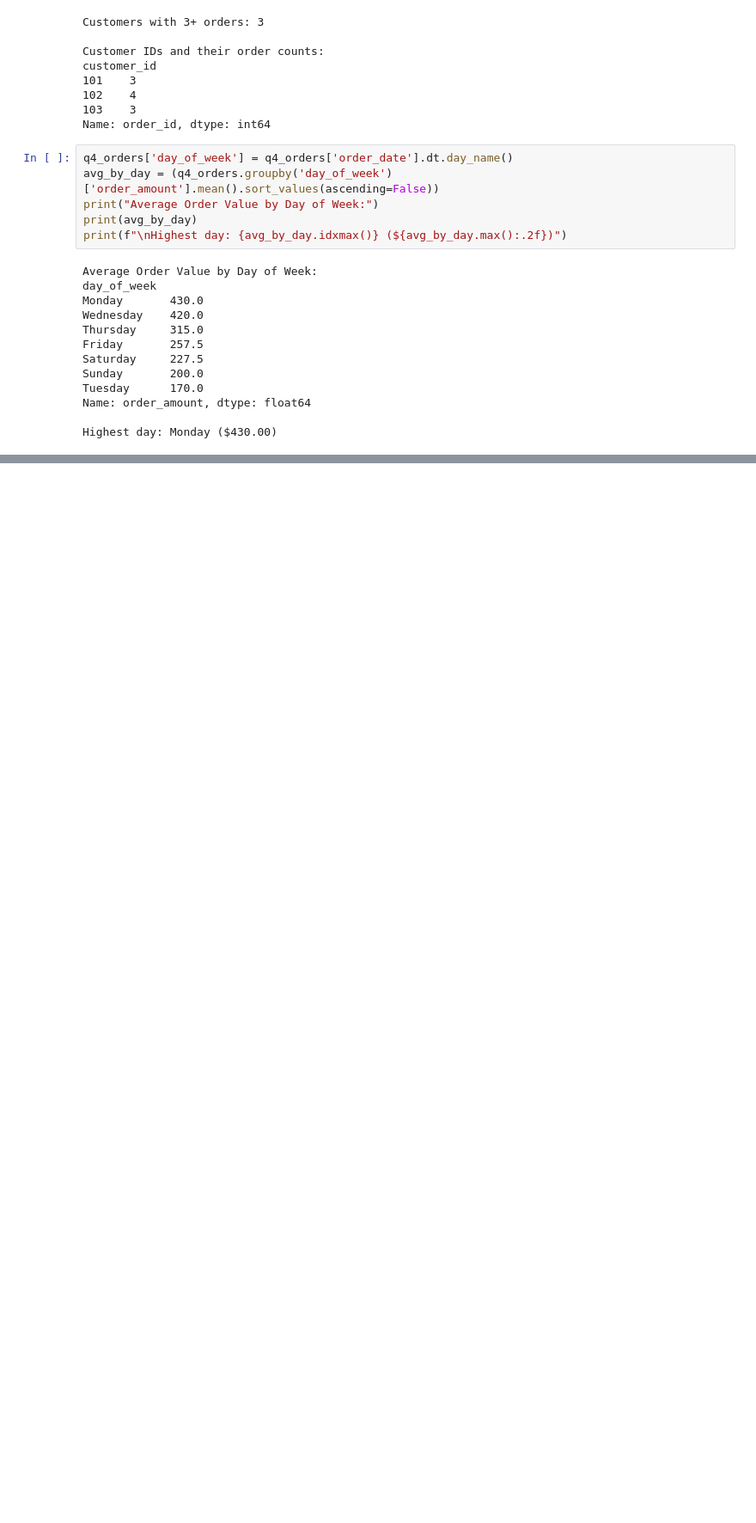
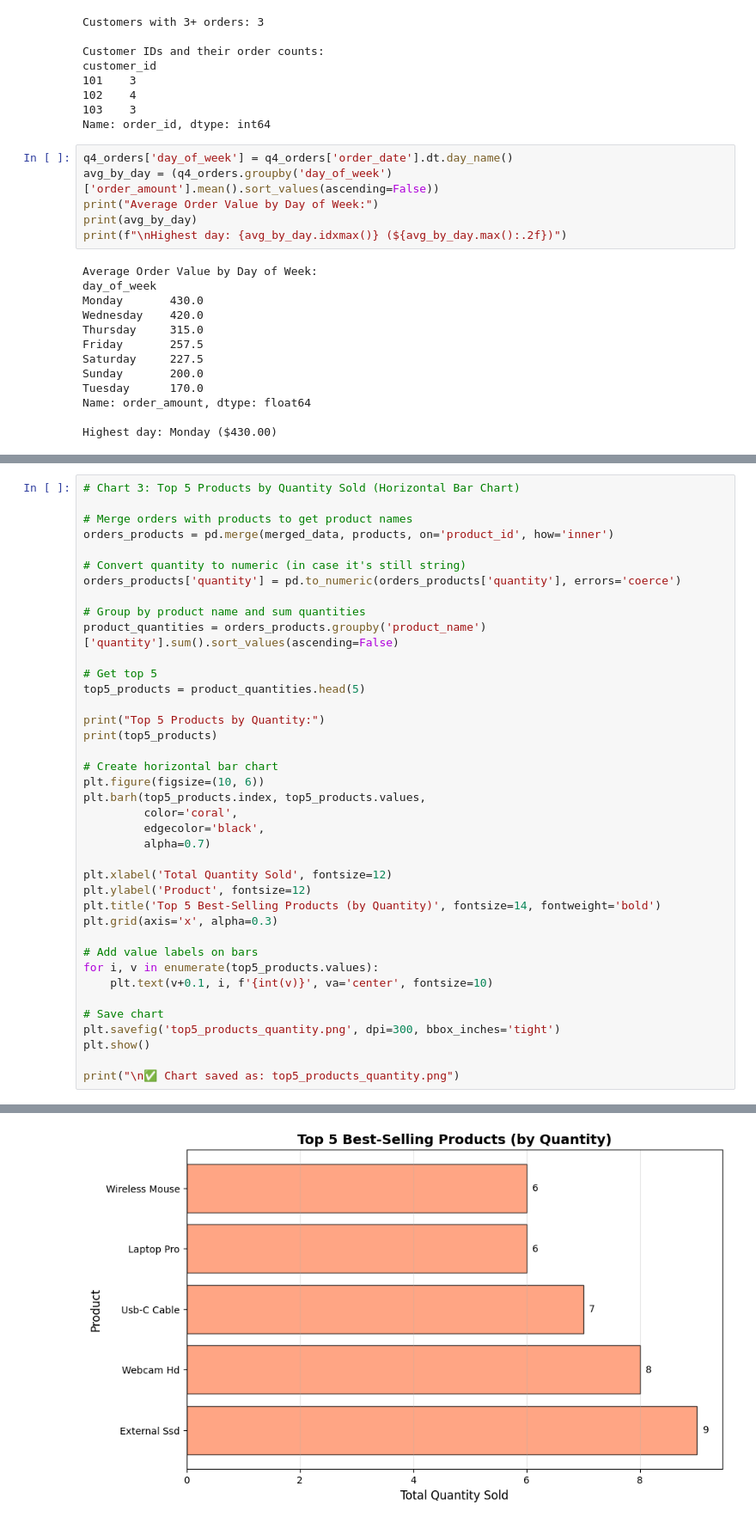
Before and after one commit to jaydrava/66-day-data-analyst-journey, a Jupyter notebook: projects/ecommerce-python-mini-project/notebooks/E-Commerce Sales Analysis.ipynb, the cells around one changed output, grey strips where cells are left out. Shown at 86% size. Cells and saved outputs as stored; diff of their text form; blank space fills up the shorter version.

```diff
--- a/projects/ecommerce-python-mini-project/notebooks/E-Commerce Sales Analysis.ipynb
+++ b/projects/ecommerce-python-mini-project/notebooks/E-Commerce Sales Analysis.ipynb
@@ -224,0 +306,40 @@ Highest day: Monday ($430.00)
+# %%
+# Chart 3: Top 5 Products by Quantity Sold (Horizontal Bar Chart)
+
+# Merge orders with products to get product names
+orders_products = pd.merge(merged_data, products, on='product_id', how='inner')
+
+# Convert quantity to numeric (in case it's still string)
+orders_products['quantity'] = pd.to_numeric(orders_products['quantity'], errors='coerce')
+
+# Group by product name and sum quantities
+product_quantities = orders_products.groupby('product_name')['quantity'].sum().sort_values(ascending=False)
+
+# Get top 5
+top5_products = product_quantities.head(5)
+
+print("Top 5 Products by Quantity:")
+print(top5_products)
+
+# Create horizontal bar chart
+plt.figure(figsize=(10, 6))
+plt.barh(top5_products.index, top5_products.values,
+         color='coral',
+         edgecolor='black',
+         alpha=0.7)
+
+plt.xlabel('Total Quantity Sold', fontsize=12)
+plt.ylabel('Product', fontsize=12)
+plt.title('Top 5 Best-Selling Products (by Quantity)', fontsize=14, fontweight='bold')
+plt.grid(axis='x', alpha=0.3)
+
+# Add value labels on bars
+for i, v in enumerate(top5_products.values):
+    plt.text(v+0.1, i, f'{int(v)}', va='center', fontsize=10)
+
+# Save chart
+plt.savefig('top5_products_quantity.png', dpi=300, bbox_inches='tight')
+plt.show()
+
+print("\n✅ Chart saved as: top5_products_quantity.png")
+# %% [output]
@@ -224,0 +354 @@ Highest day: Monday ($430.00)
+[figure, added]
```
Also changed, not shown: parts of 5 cells of this notebook, 10 other files.
